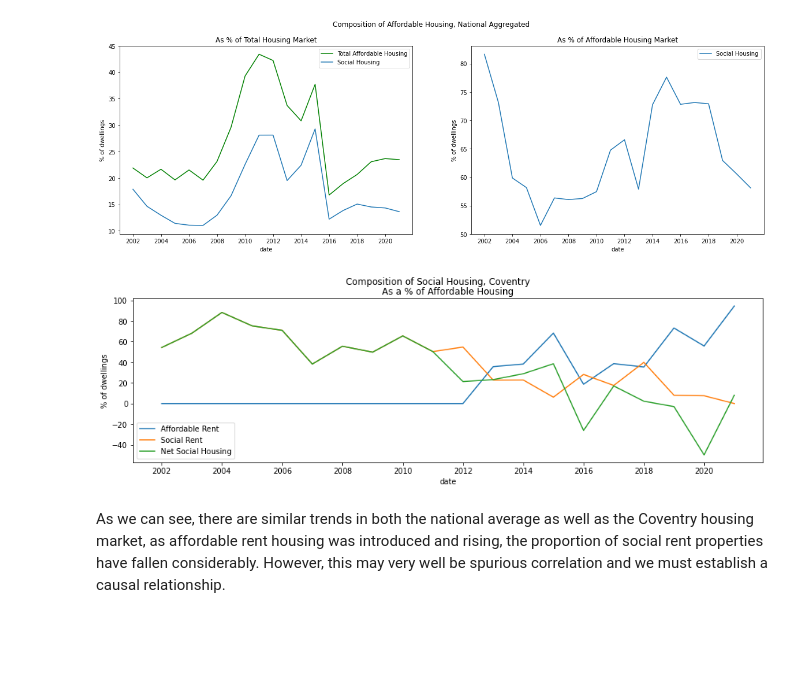
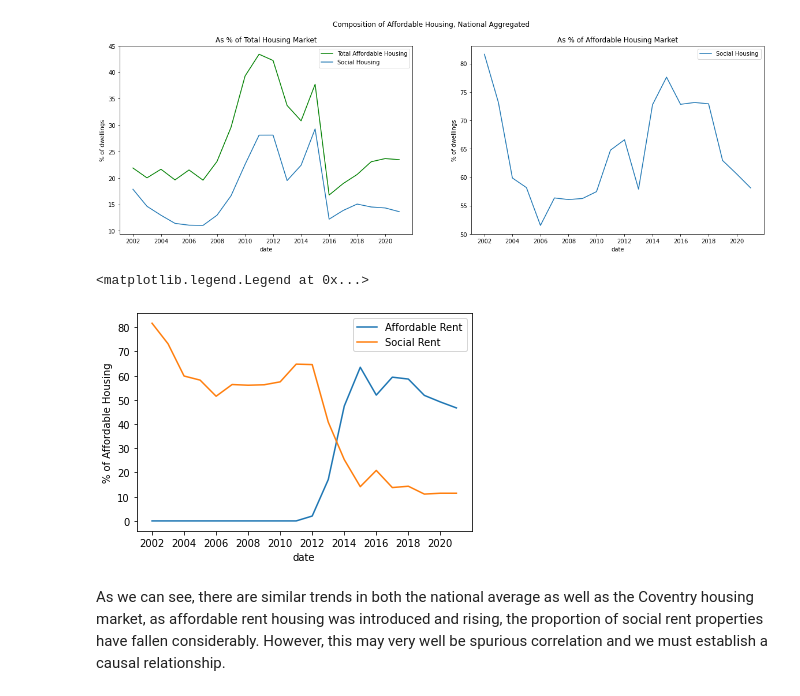
Before and after one commit to potato-bit/RA, a Jupyter notebook: cleaned datasets/analysis_h6.ipynb, the cells around one changed output. Saved outputs shown, nothing was run; the diff lists cells and outputs as text; code cells hidden in the pictures; blank space fills up the shorter version.

```diff
--- a/cleaned datasets/analysis_h6.ipynb
+++ b/cleaned datasets/analysis_h6.ipynb
@@ -488,6 +498,10 @@ df_t['TAD_p'] = df_t['TAD']/df_t['netD']*100
 df_t['SH_p'] = df_t['SH']/df_t['netD']*100
 
 df_t['SH/TAD'] = df_t['SH']/df_t['TAD']*100
+df_t['netS/TAD'] = df_t['netS']/df_t['TAD']*100
+
+df_t['AR/TAD'] = df_t['AR']/df_t['TAD']*100
+df_t['SR/TAD'] = df_t['SR']/df_t['TAD']*100
 # %%
 fig2, axs = plt.subplots(1,2,figsize=(20,6))
 ax1 = sns.lineplot(x='date',y='TAD_p',data=df_t,ax=axs[0],color='green')
@@ -503,10 +518,15 @@ fig2.suptitle('Composition of Affordable Housing, National Aggregated')
 fig2.set_facecolor('white')
 # %% [output]
 [figure]
-# %%
-fig1
-# %% [output]
-[figure, removed]
+# %%
+fig,ax = plt.subplots()
+ax0 = sns.lineplot(x='date',y='AR/TAD',data=df_t)
+ax1 = sns.lineplot(x='date',y='SR/TAD',data=df_t)
+plt.ylabel('% of Affordable Housing')
+plt.legend(['Affordable Rent','Social Rent'])
+# %% [output]
+<matplotlib.legend.Legend at 0x...>
+[figure, added]
 # %% [markdown]
 As we can see, there are similar trends in both the national average as well as the Coventry housing market, as affordable rent housing was introduced and rising, the proportion of social rent properties have fallen considerably. However, this may very well be spurious correlation and we must establish a causal relationship.
 # %% [markdown]
```
Also changed, not shown: parts of 3 cells of this notebook, 2 other files.
